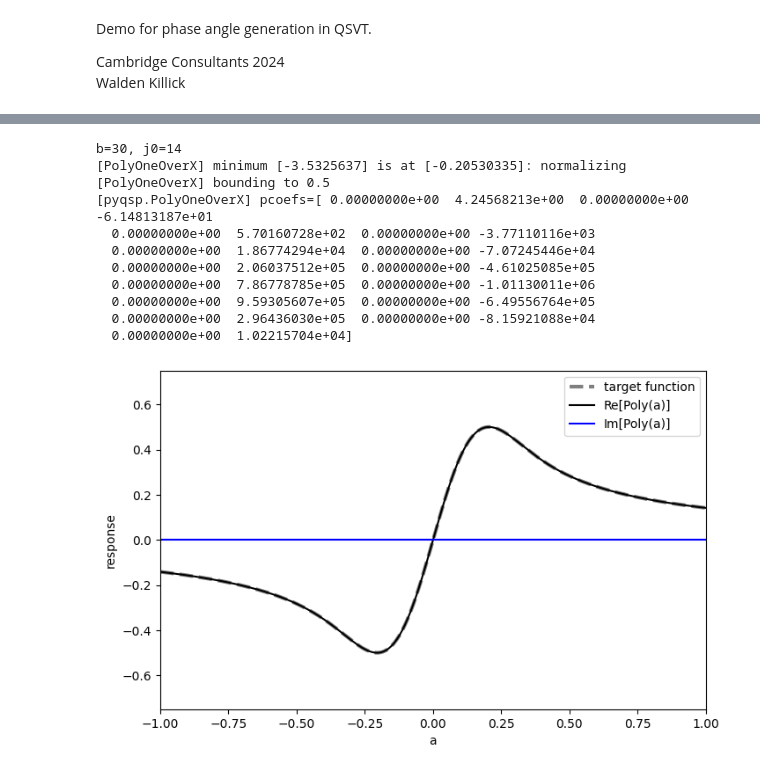
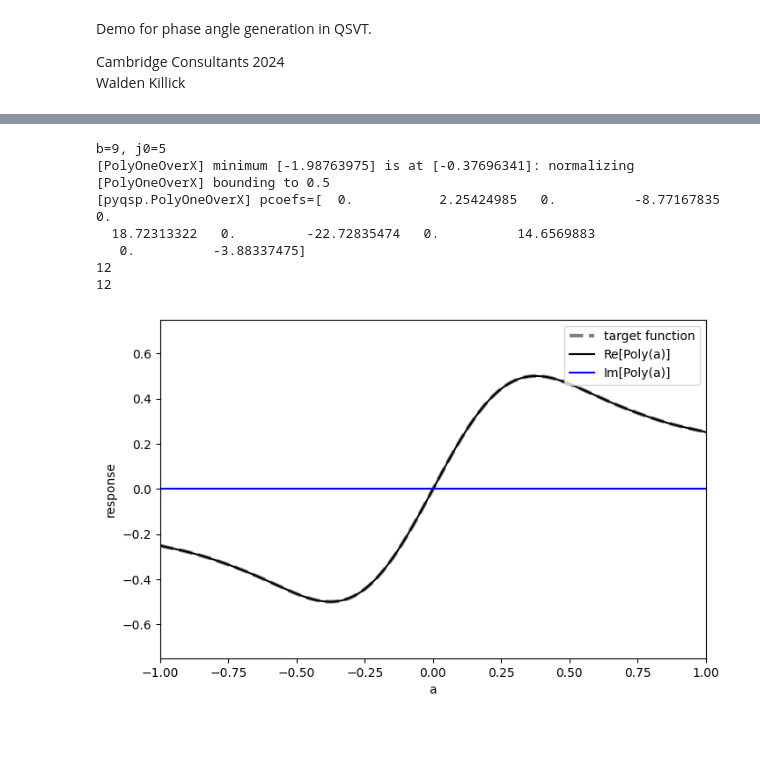
Before and after one commit to Walden-Killick/QCE24-QRE-Challenge, a Jupyter notebook: notebooks/pulse_sequence_exploration.ipynb, the cells around one changed output, grey strips where cells are left out. Cells and saved outputs as stored; diff of their text form; code cells hidden in the pictures; blank space fills up the shorter version.

```diff
--- a/notebooks/pulse_sequence_exploration.ipynb
+++ b/notebooks/pulse_sequence_exploration.ipynb
@@ -16,23 +16,25 @@ pyqsp.response.PlotQSPResponse(ang_seq, target=poly, signal_operator="Wx")
 [figure]
 # %%
 pg = pyqsp.poly.PolyOneOverX()
-pcoefs = pg.generate()
+pcoefs = pg.generate(kappa=3, epsilon=1)
 poly = Polynomial(pcoefs)
 
 ang_seq = QuantumSignalProcessingPhases(
     poly, signal_operator="Wx", method="laurent", measurement="x"
 )
+
+print(poly)
+print(len(pcoefs))
+print(len(ang_seq))
+
 pyqsp.response.PlotQSPResponse(ang_seq, target=poly, signal_operator="Wx", measurement="x")
 # %% [output]
-b=30, j0=14
-[PolyOneOverX] minimum [-3.5325637] is at [-0.20530335]: normalizing
+b=9, j0=5
+[PolyOneOverX] minimum [-1.98763975] is at [-0.37696341]: normalizing
 [PolyOneOverX] bounding to 0.5
-[pyqsp.PolyOneOverX] pcoefs=[ 0.00000000e+00  4.24568213e+00  0.00000000e+00 -6.14813187e+01
-  0.00000000e+00  5.70160728e+02  0.00000000e+00 -3.77110116e+03
-  0.00000000e+00  1.86774294e+04  0.00000000e+00 -7.07245446e+04
-  0.00000000e+00  2.06037512e+05  0.00000000e+00 -4.61025085e+05
-  0.00000000e+00  7.86778785e+05  0.00000000e+00 -1.01130011e+06
-  0.00000000e+00  9.59305607e+05  0.00000000e+00 -6.49556764e+05
-  0.00000000e+00  2.96436030e+05  0.00000000e+00 -8.15921088e+04
-  0.00000000e+00  1.02215704e+04]
+[pyqsp.PolyOneOverX] pcoefs=[  0.           2.25424985   0.          -8.77167835   0.
+  18.72313322   0.         -22.72835474   0.          14.6569883
+   0.          -3.88337475]
+12
+12
-[figure, old version]
+[figure, new version]
```
Also changed, not shown: parts of 1 cell of this notebook, 1 other file.
